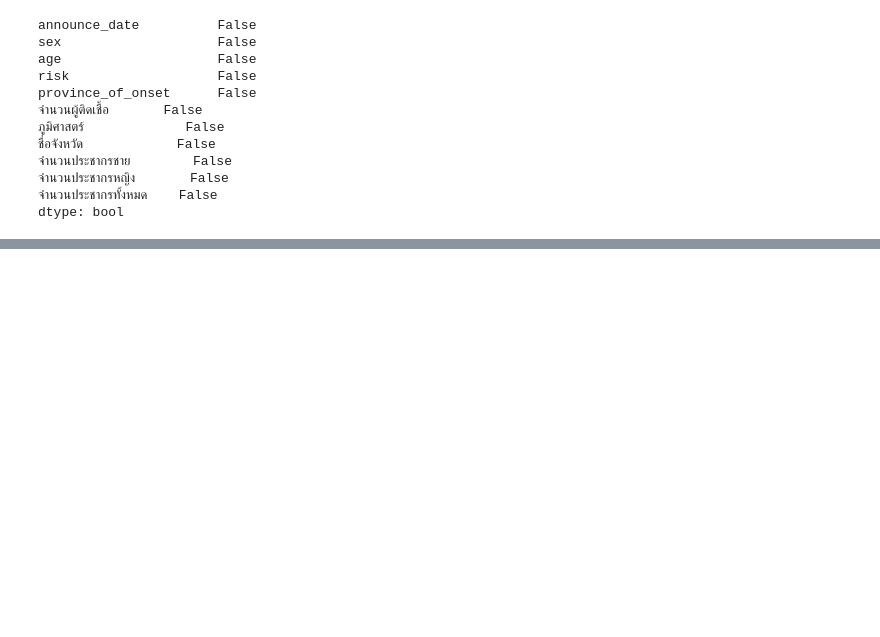
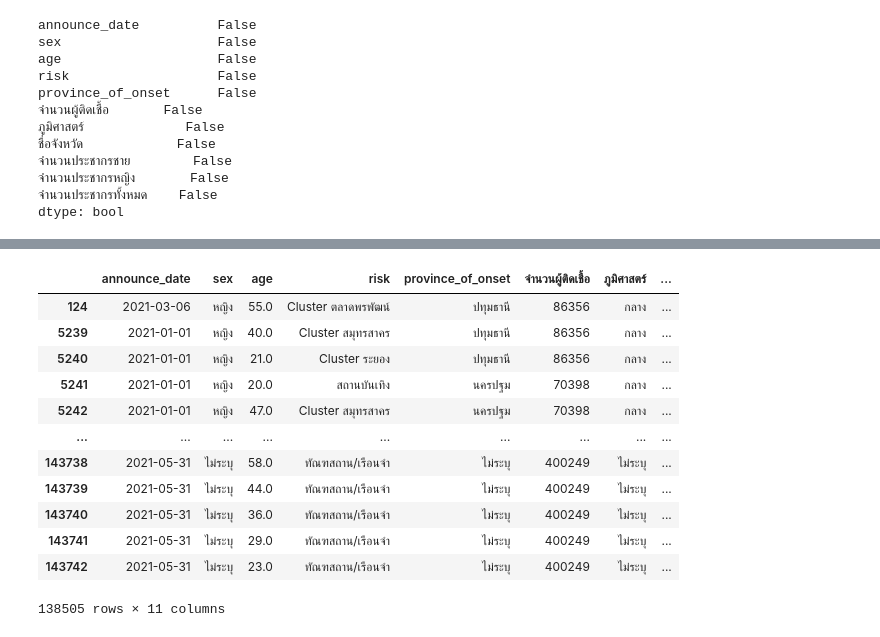
Before and after one commit to Wikanda-Hongboonmee/data_viz_2022, a Jupyter notebook: Project_DataViz.ipynb, the cells around one changed output, grey strips where cells are left out. Saved outputs shown, nothing was run; the diff lists cells and outputs as text; code cells hidden in the pictures; blank space fills up the shorter version.

```diff
--- a/Project_DataViz.ipynb
+++ b/Project_DataViz.ipynb
@@ -1309,0 +1362,17 @@ dtype: bool
+# %%
+data_2_y21 = data_finish_new[(data_finish_new['announce_date'] >= '2021-01-01') & (data_finish_new['announce_date'] <= '2021-05-31')]
+data_2_y21 # ข้อมูลวันที่ 1 มกราคม - 31 พฤษภาคม 2021
+# %% [output]
+|  | announce_date | sex | age | risk | province_of_onset | จำนวนผู้ติดเชื้อ | ภูมิศาสตร์ | ... |
+| 124 | 2021-03-06 | หญิง | 55.0 | Cluster ตลาดพรพัฒน์ | ปทุมธานี | 86356 | กลาง | ... |
+| 5239 | 2021-01-01 | หญิง | 40.0 | Cluster สมุทรสาคร | ปทุมธานี | 86356 | กลาง | ... |
+| 5240 | 2021-01-01 | หญิง | 21.0 | Cluster ระยอง | ปทุมธานี | 86356 | กลาง | ... |
+| 5241 | 2021-01-01 | หญิง | 20.0 | สถานบันเทิง | นครปฐม | 70398 | กลาง | ... |
+| 5242 | 2021-01-01 | หญิง | 47.0 | Cluster สมุทรสาคร | นครปฐม | 70398 | กลาง | ... |
+| ... | ... | ... | ... | ... | ... | ... | ... | ... |
+| 143738 | 2021-05-31 | ไม่ระบุ | 58.0 | ทัณฑสถาน/เรือนจำ | ไม่ระบุ | 400249 | ไม่ระบุ | ... |
+| 143739 | 2021-05-31 | ไม่ระบุ | 44.0 | ทัณฑสถาน/เรือนจำ | ไม่ระบุ | 400249 | ไม่ระบุ | ... |
+| 143740 | 2021-05-31 | ไม่ระบุ | 36.0 | ทัณฑสถาน/เรือนจำ | ไม่ระบุ | 400249 | ไม่ระบุ | ... |
+| 143741 | 2021-05-31 | ไม่ระบุ | 29.0 | ทัณฑสถาน/เรือนจำ | ไม่ระบุ | 400249 | ไม่ระบุ | ... |
+| 143742 | 2021-05-31 | ไม่ระบุ | 23.0 | ทัณฑสถาน/เรือนจำ | ไม่ระบุ | 400249 | ไม่ระบุ | ... |
+138505 rows × 11 columns
```
Also changed, not shown: parts of 13 cells of this notebook.
